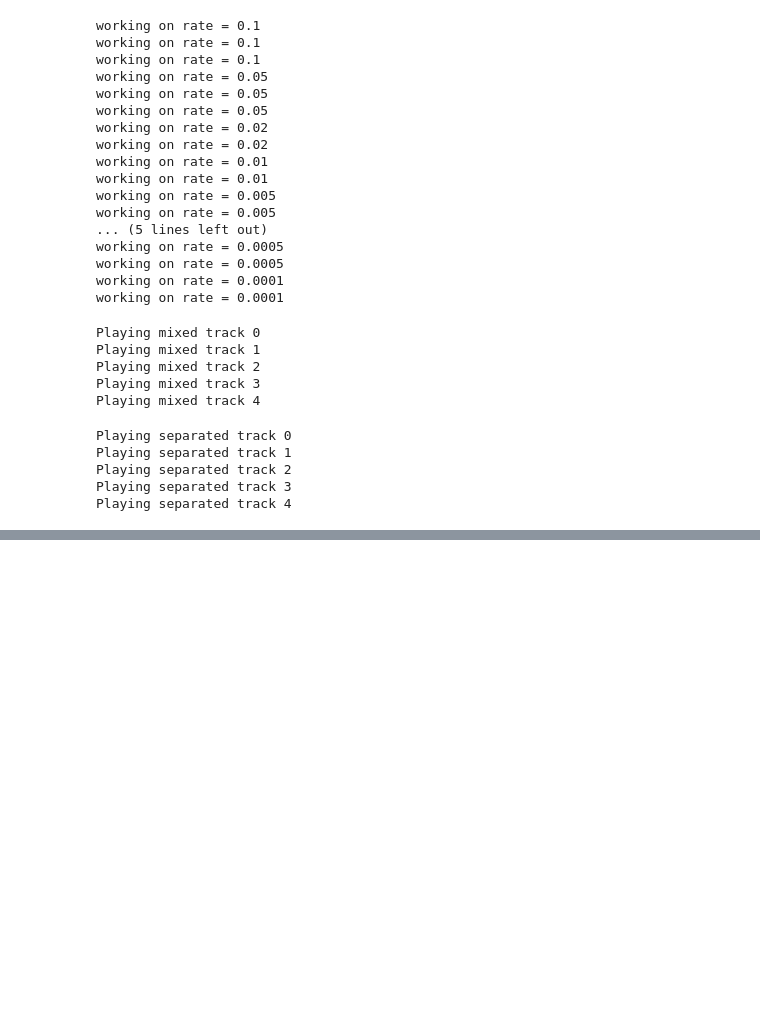
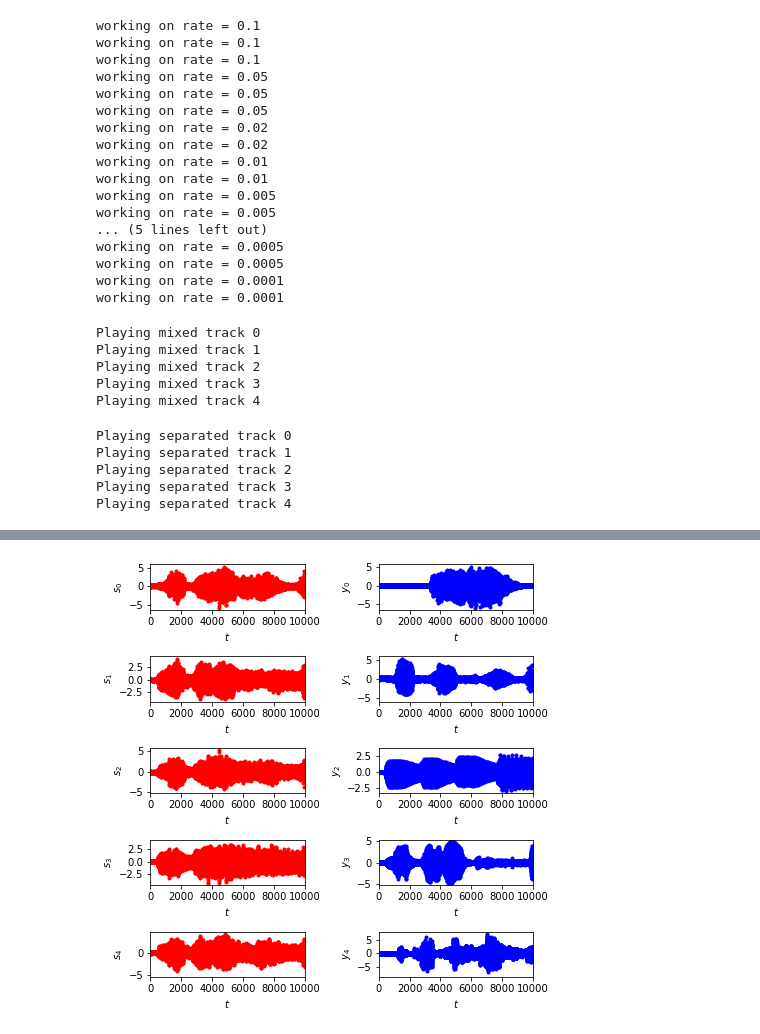
Before and after one commit to krongch2/ica, a Jupyter notebook: scripts/MaxLikelihood_Sound.ipynb, the cells around one changed output, grey strips where cells are left out. Cells and saved outputs as stored; diff of their text form; code cells hidden in the pictures; blank space fills up the shorter version.

Commit message:
edited plots for ICA_vs_PCA and sound examples

```diff
--- a/scripts/MaxLikelihood_Sound.ipynb
+++ b/scripts/MaxLikelihood_Sound.ipynb
@@ -167,0 +246,29 @@ Playing separated track 4
+# %%
+########### plot
+
+m = 5
+n = 2
+fig, ax=plt.subplots(m, n, figsize = (6.49, 6.49))
+for i in range(m):
+    p1,=ax[i,0].plot(mix_stand[i, :],'ro',markersize=3)
+    #ax[i,0].legend(p1,labels=['source'])
+    ax[i,0].set_xlabel('$t$', fontsize = 10)
+    ax[i,0].set_ylabel('$s_{label:1d}$'.format(label=i), fontsize=10)
+    ax[i,0].set_xlim(0,10000)
+    ax[i,0].tick_params(axis='x', which = 'major', labelsize=10)
+    ax[i,0].tick_params(axis='y', which = 'major', labelsize=10)
+    #ax[i,0].set_ylim(-2,2)
+
+for i in range(m):
+    p1,=ax[i,1].plot(Y_stand[i, :],'bo',markersize=3)
+    #ax[i,1].legend(p1,labels=['source'])
+    ax[i,1].set_xlabel('$t$', fontsize=10)
+    ax[i,1].set_ylabel('$y_{label:1d}$'.format(label=i), fontsize=10)
+    ax[i,1].set_xlim(0,10000)
+    ax[i,0].tick_params(axis='x', which = 'major', labelsize=10)
+    ax[i,0].tick_params(axis='y', which = 'major', labelsize=10)
+    #ax[i,1].set_ylim(-2,2)
+
+fig.tight_layout()
+# %% [output]
+[figure, added]
```
Also changed, not shown: parts of 3 cells of this notebook.
